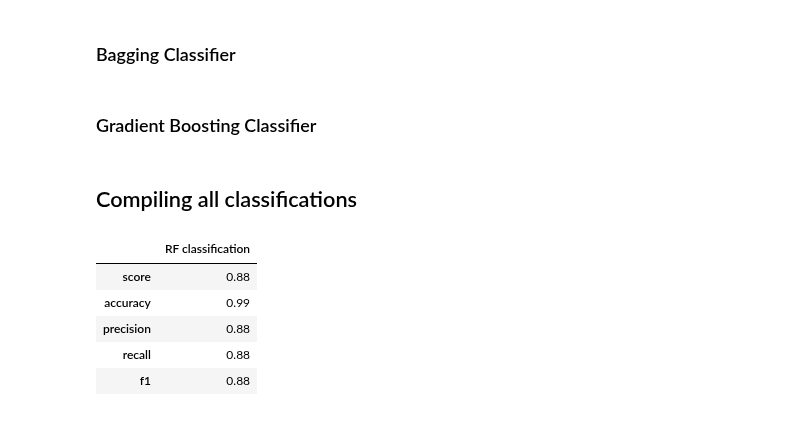
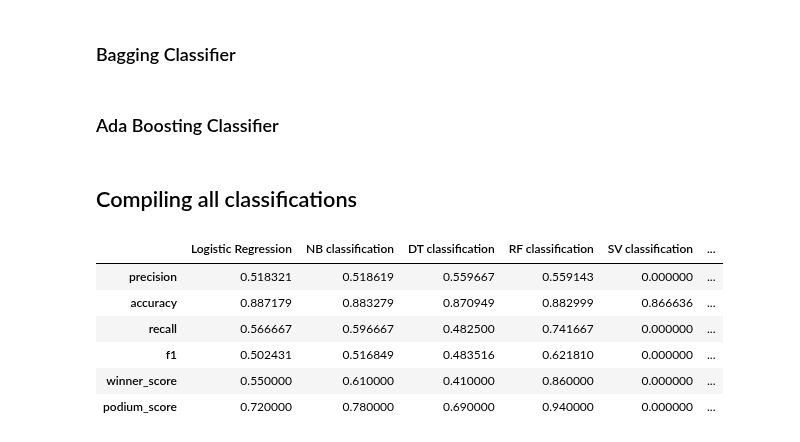
Before and after one commit to Nipun-Gupta26/ML-Project, a Jupyter notebook: find_cv_params/cv_results.ipynb, the cells around one changed output. Cells and saved outputs as stored; diff of their text form; code cells hidden in the pictures.

```diff
--- a/find_cv_params/cv_results.ipynb
+++ b/find_cv_params/cv_results.ipynb
@@ -615,7 +615,7 @@ def get_MLP_classifier_Score():
 ### Bagging Classifier
 # %%
 def Bagging_classifier(X_train, Y_train):
-    model = BaggingClassifier()
+    model = BaggingClassifier(base_estimator = RandomForestClassifier(max_depth=20, min_samples_split=10, n_estimators=100))
     model.fit(X_train, Y_train)
 
     return model
@@ -651,18 +651,19 @@ def get_Bagging_classifier_Score():
 # %% [markdown]
-### Gradient Boosting Classifier
+### Ada Boosting Classifier
 # %%
-def Gradient_Boosting_classifier(X_train, Y_train):
-    model = GradientBoostingClassifier()
+def Ada_Boosting_classifier(X_train, Y_train):
+    model = AdaBoostClassifier(base_estimator = RandomForestClassifier(max_depth=20, min_samples_split=10, n_estimators=100))
     model.fit(X_train, Y_train)
 
     return model
 # %%
-def get_Gradient_Boosting_classifier_Score():
+def get_Ada_Boosting_classifier_Score():
     X_train = df_train
     Y_train = df_train['results_positionOrder']
-    model = Gradient_Boosting_classifier(X_train.drop(columns = ['results_positionOrder']), Y_train)
+    model = Ada_Boosting_classifier(X_train.drop(columns = ['results_positionOrder', 'results_points']), Y_train)
 
-    score = 0
+    score1 = 0
+    score2 = 0
     accuracy = 0
     precision = 0
     recall = 0
@@ -671,20 +672,19 @@ def get_Gradient_Boosting_classifier_Score():
         X_test = df_test[df_test['raceId'] == i]
         Y_test = df_test[df_test['raceId'] == i]['results_positionOrder']
 
-        prediction = model.predict(X_test.drop(columns = ['results_positionOrder']))
+        prediction = model.predict(X_test.drop(columns = ['results_positionOrder', 'results_points']))
         actual = Y_test.to_numpy()
-        score += get_score(prediction, actual, 0)
-        temp_actual = np.zeros(len(actual))
-        temp_prediction = np.zeros(len(prediction))
-        temp_actual[np.argmin(actual)] = 1
-        temp_prediction[np.argmin(prediction)] = 1
+        temp_actual, temp_prediction = get_arrays(prediction, actual)
+        score1 += get_score(prediction, actual, 1)
+        score2 += get_score(prediction, actual, 3)
+
+
         accuracy += accuracy_score(temp_actual, temp_prediction)
         precision += precision_score(temp_actual, temp_prediction)
         recall += recall_score(temp_actual, temp_prediction)
         f1 += f1_score(temp_actual, temp_prediction)
 
-    # return precision/len(df_test['raceId'].unique()), accuracy/len(df_test['raceId'].unique()), recall/len(df_test['raceId'].unique()), f1/len(df_test['raceId'].unique())
-    return score/len(df_test['raceId'].unique()), accuracy/len(df_test['raceId'].unique()), precision/len(df_test['raceId'].unique()), recall/len(df_test['raceId'].unique()), f1/len(df_test['raceId'].unique())
+    return precision/len(df_test['raceId'].unique()), accuracy/len(df_test['raceId'].unique()), recall/len(df_test['raceId'].unique()), f1/len(df_test['raceId'].unique()), score1/len(df_test['raceId'].unique()), score2/len(df_test['raceId'].unique())
 # %% [markdown]
 ## Compiling all classifications
 # %%
@@ -696,13 +696,14 @@ classification_scores['RF classification'] = get_RF_classifier_Score()
 classification_scores['SV classification'] = get_SV_classifier_Score()
 classification_scores['MLP classification'] = get_MLP_classifier_Score()
 classification_scores['Bagging classification'] = get_Bagging_classifier_Score()
-classification_scores['Gradient Boosting classification'] = get_Gradient_Boosting_classifier_Score()
+classification_scores['Ada Boosting classification'] = get_Ada_Boosting_classifier_Score()
 # %%
-pd.DataFrame(classification_scores, index = ['score', 'accuracy', 'precision', 'recall', 'f1'])
+pd.DataFrame(classification_scores, index = ['precision', 'accuracy', 'recall', 'f1', 'winner_score', 'podium_score'])
 # %% [output]
-|  | RF classification |
-| score | 0.88 |
-| accuracy | 0.99 |
-| precision | 0.88 |
-| recall | 0.88 |
-| f1 | 0.88 |
+|  | Logistic Regression | NB classification | DT classification | RF classification | SV classification | ... |
+| precision | 0.518321 | 0.518619 | 0.559667 | 0.559143 | 0.000000 | ... |
+| accuracy | 0.887179 | 0.883279 | 0.870949 | 0.882999 | 0.866636 | ... |
+| recall | 0.566667 | 0.596667 | 0.482500 | 0.741667 | 0.000000 | ... |
+| f1 | 0.502431 | 0.516849 | 0.483516 | 0.621810 | 0.000000 | ... |
+| winner_score | 0.550000 | 0.610000 | 0.410000 | 0.860000 | 0.000000 | ... |
+| podium_score | 0.720000 | 0.780000 | 0.690000 | 0.940000 | 0.000000 | ... |
```
Also changed, not shown: parts of 33 cells of this notebook, 1 other file.
